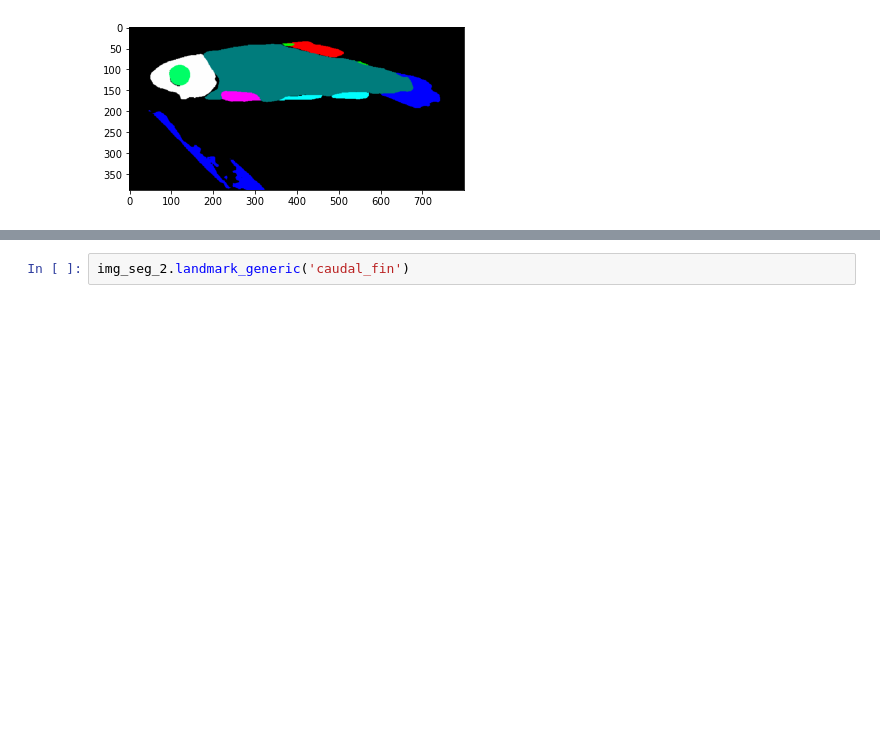
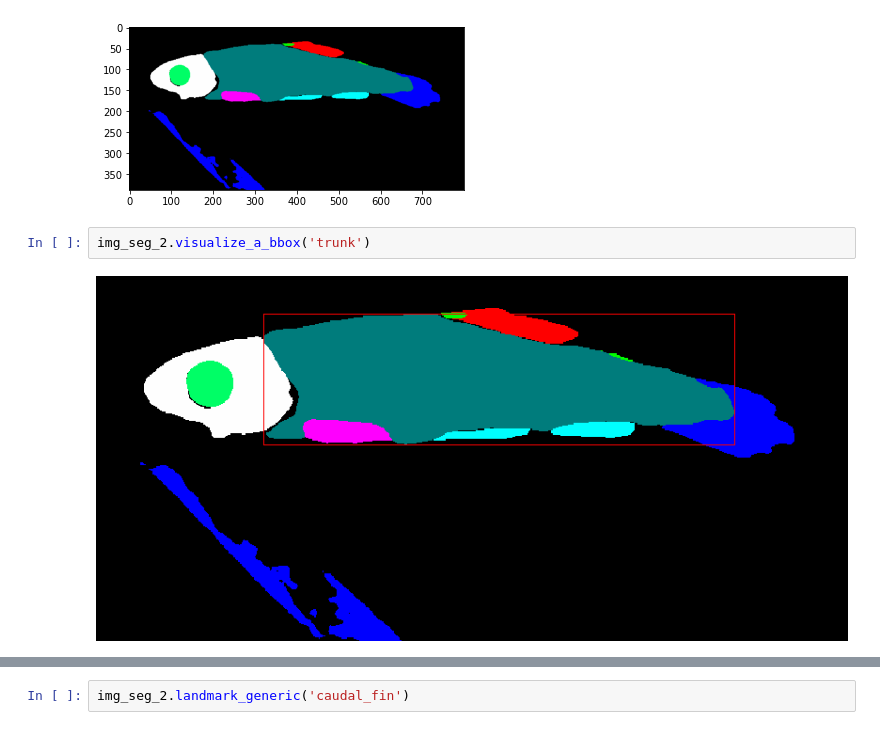
Before and after one commit to hdr-bgnn/Morphology-analysis, a Jupyter notebook: Scripts/Morphology_dev.ipynb, the cells around one changed output, grey strips where cells are left out. Cells and saved outputs as stored; diff of their text form; blank space fills up the shorter version.

```diff
--- a/Scripts/Morphology_dev.ipynb
+++ b/Scripts/Morphology_dev.ipynb
@@ -417,3 +475,7 @@ plt.imshow(img_seg_2.img_arr)
 # %% [output]
 <matplotlib.image.AxesImage at 0x...>
 [figure]
+# %%
+img_seg_2.visualize_a_bbox('trunk')
+# %% [output]
+[figure, added]
```
Also changed, not shown: parts of 23 cells of this notebook, 1 other file.
